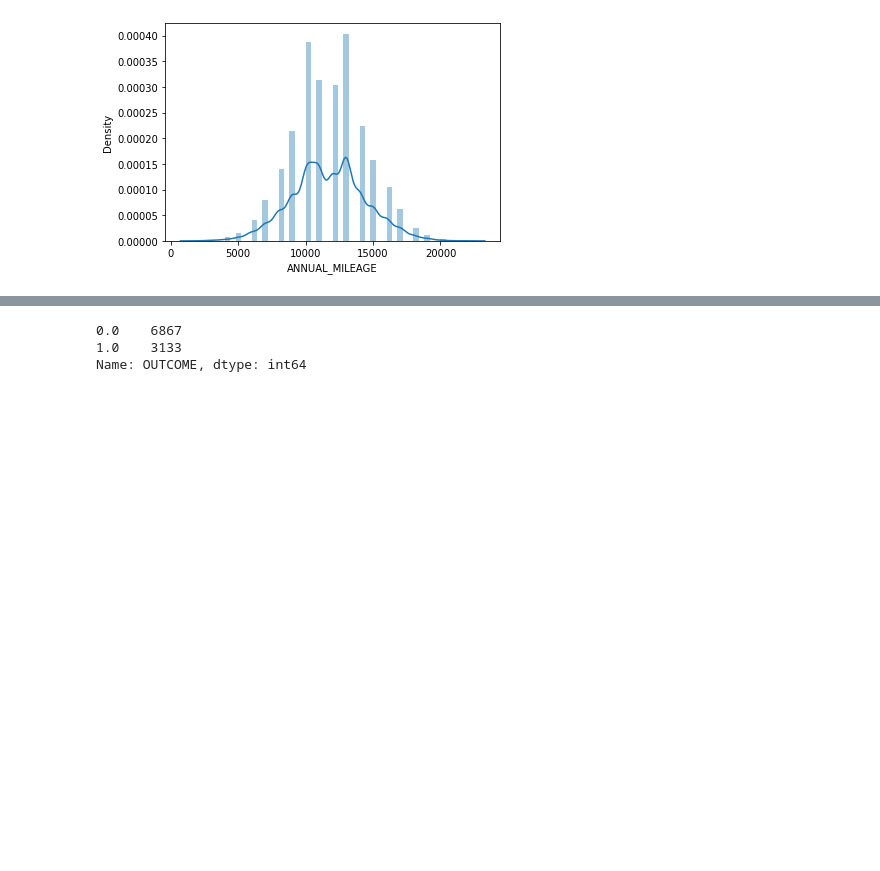
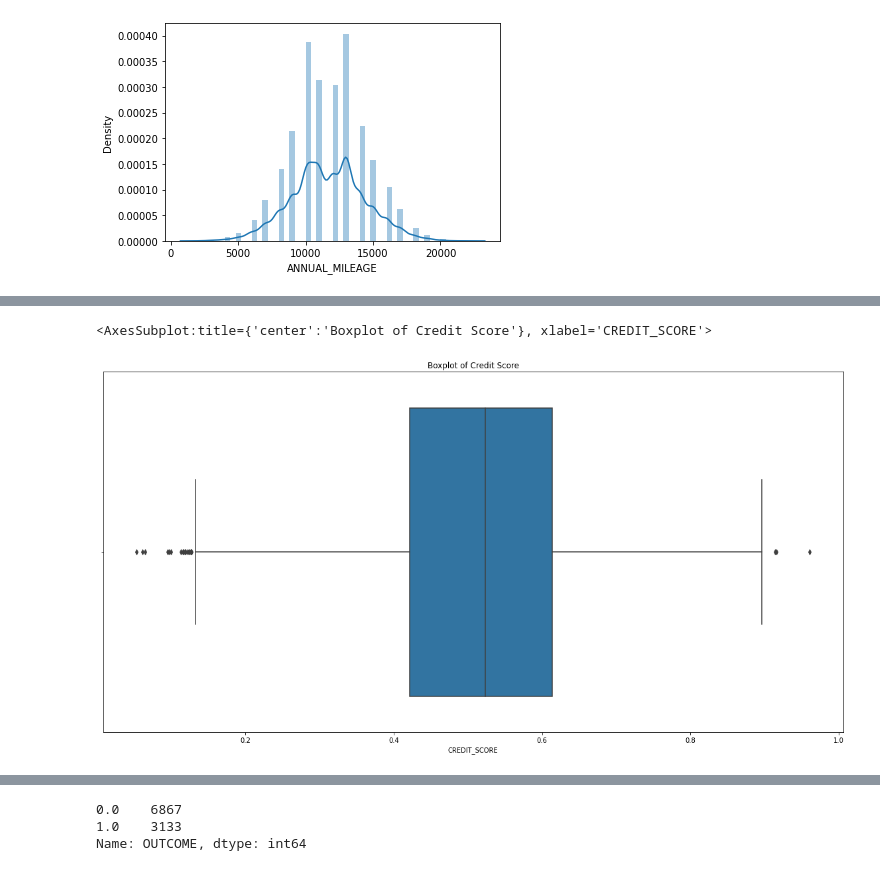
Before and after one commit to NickA-svg/Py.Claims.Classification, a Jupyter notebook: claims_classification.ipynb, the cells around one changed output, grey strips where cells are left out. Drawn from its saved outputs; the diff is of its cells as text; code cells hidden in the pictures; blank space fills up the shorter version.

```diff
--- a/claims_classification.ipynb
+++ b/claims_classification.ipynb
@@ -93,0 +101,7 @@ sns.distplot(df['ANNUAL_MILEAGE'])
+# %%
+plt.figure(figsize=(20,10))
+plt.title('Boxplot of Credit Score')
+sns.boxplot(data=df, x='CREDIT_SCORE')
+# %% [output]
+<AxesSubplot:title={'center':'Boxplot of Credit Score'}, xlabel='CREDIT_SCORE'>
+[figure, added]
```
Also changed, not shown: parts of 11 cells of this notebook.
